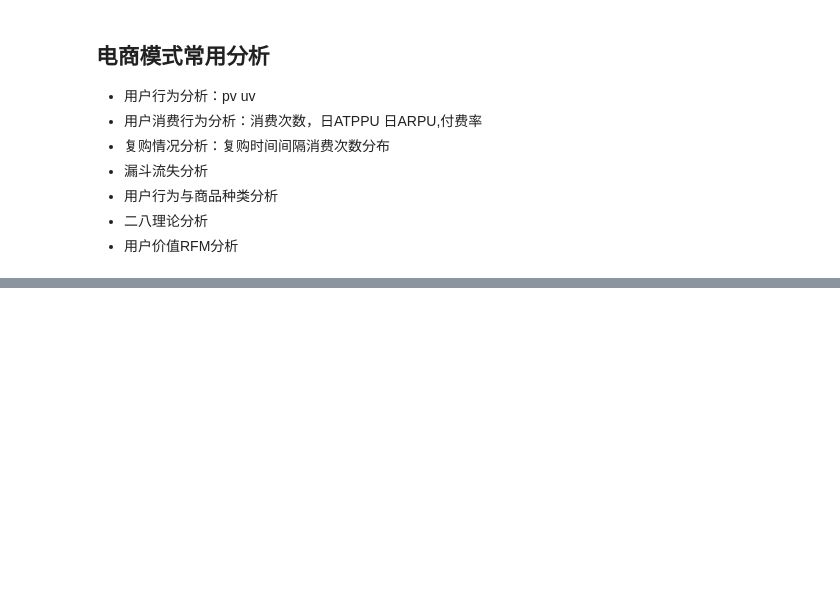
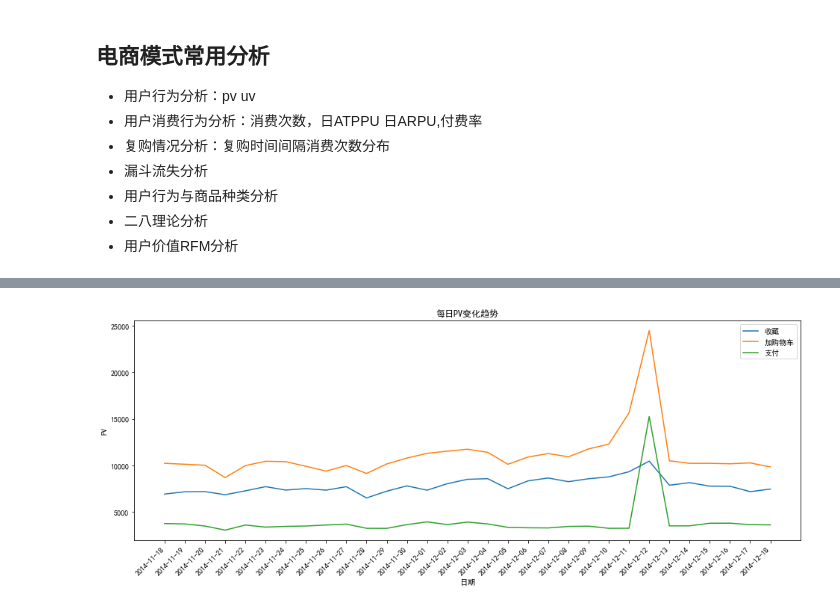
Before and after one commit to renjel/kesci, a Jupyter notebook: User Behavior Data on Taobao App/Untitled.ipynb, the cells around one changed output, grey strips where cells are left out. Cells and saved outputs as stored; diff of their text form; code cells hidden in the pictures; blank space fills up the shorter version.

```diff
--- a/User Behavior Data on Taobao App/Untitled.ipynb
+++ b/User Behavior Data on Taobao App/Untitled.ipynb
@@ -199,0 +133,22 @@ pv_day
+# %%
+# 绘制天级PV变化趋势
+# 设置图框的大小
+fig = plt.figure(figsize=(16,6))
+# 添加数据
+# plt.plot(pv_day.index,pv_day["点击"],label = '点击')
+plt.plot(pv_day.index,pv_day["收藏"],label = '收藏')
+plt.plot(pv_day.index,pv_day["加购物车"],label = '加购物车')
+plt.plot(pv_day.index,pv_day["支付"],label = '支付')
+# 添加标题和坐标轴标签
+plt.title('每日PV变化趋势')
+plt.xlabel('日期')
+plt.ylabel('PV')
+# 剔除图框上边界和右边界的刻度
+plt.tick_params(top = False, right = False)
+# 让图例生效
+plt.legend()
+# x轴倾斜45度
+fig.autofmt_xdate(rotation = 45)
+plt.show()
+# %% [output]
+[figure, added]
```
Also changed, not shown: parts of 31 cells of this notebook.
